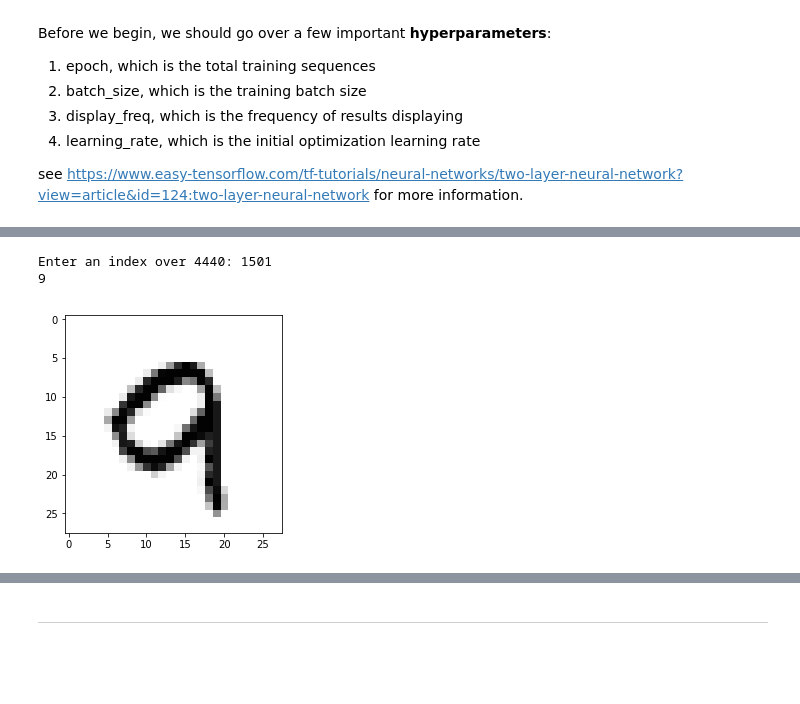
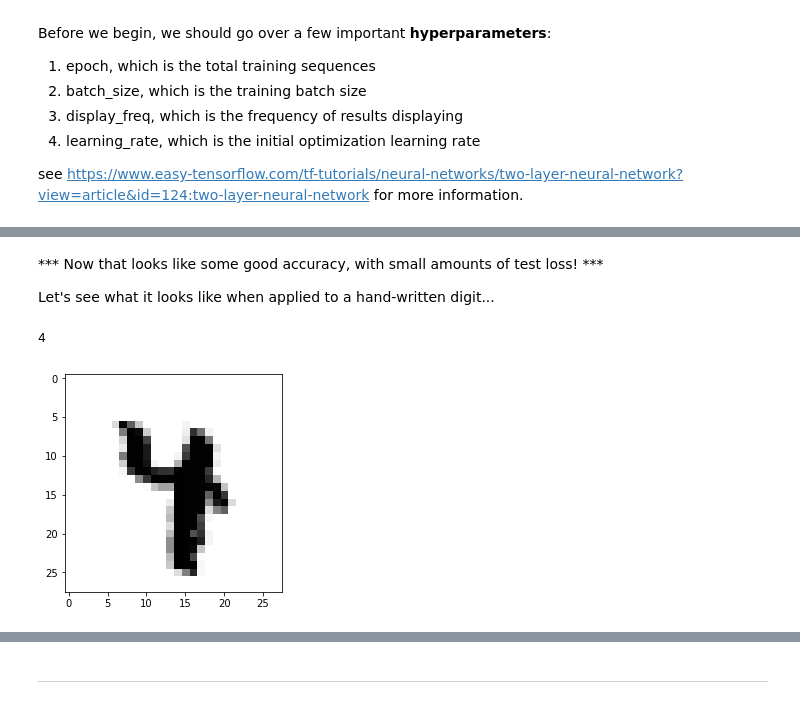
Before and after one commit to stmarple/MachineLearningWithTensorFlow, a Jupyter notebook: FFNN_MNST.ipynb, the cells around one changed output, grey strips where cells are left out. Saved outputs shown, nothing was run; the diff lists cells and outputs as text; code cells hidden in the pictures; blank space fills up the shorter version.

```diff
--- a/FFNN_MNST.ipynb
+++ b/FFNN_MNST.ipynb
@@ -69 +76,5 @@ Test loss: 0.0651
 Test accuracy: 0.98
+# %% [markdown]
+*** Now that looks like some good accuracy, with small amounts of test loss! ***
+
+Let's see what it looks like when applied to a hand-written digit...
@@ -70,9 +89,8 @@ Test accuracy: 0.98
 # %%
-img = int(input('Enter an index over 4440: '))
+img = randint(1,5000)
 plt.imshow(x_test[img].reshape(28,28),cmap='Greys')
 pred = modelA.predict(x_test[img].reshape(1, 28, 28))
 print(pred.argmax())
 # %% [output]
-Enter an index over 4440: 1501
-9
+4
-[figure, old version]
+[figure, new version]
```
Also changed, not shown: parts of 6 cells of this notebook.
